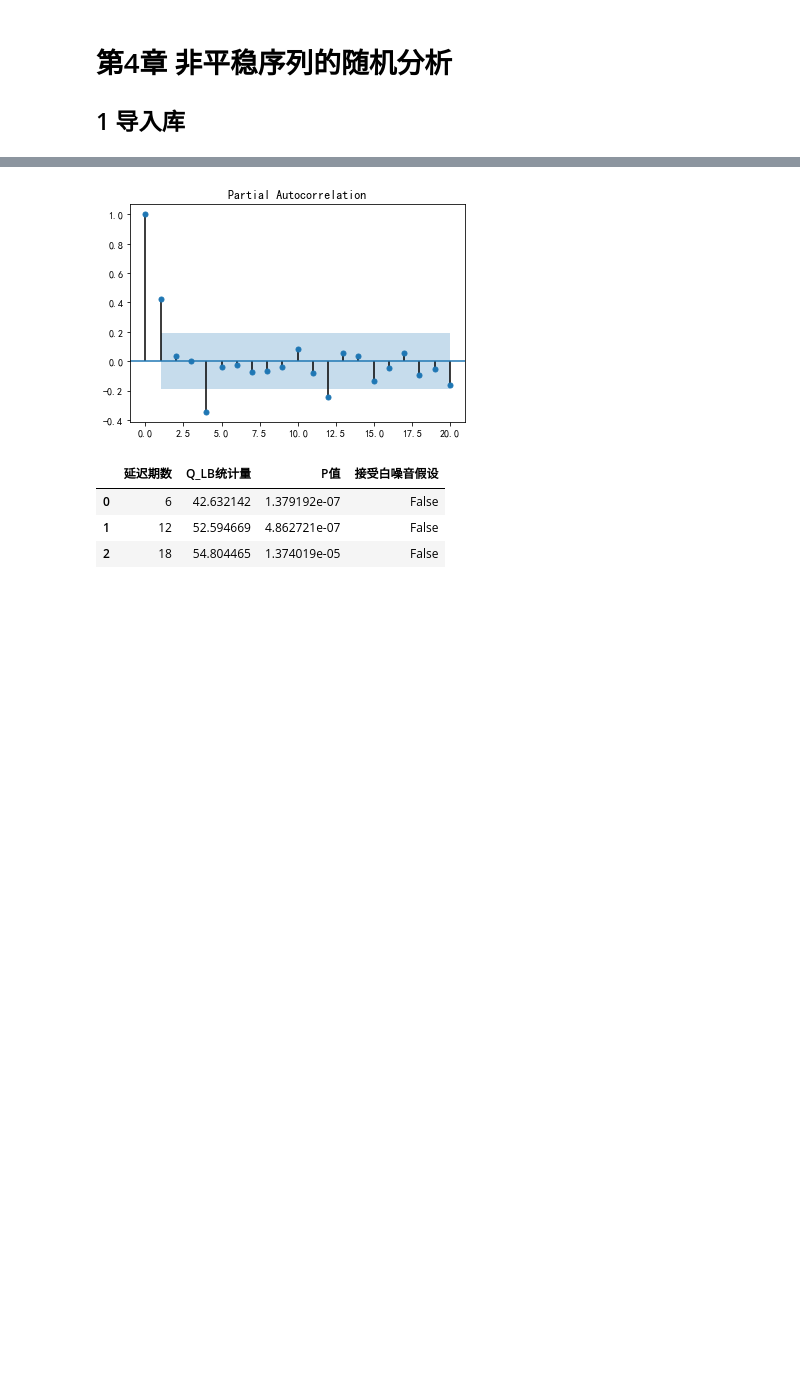
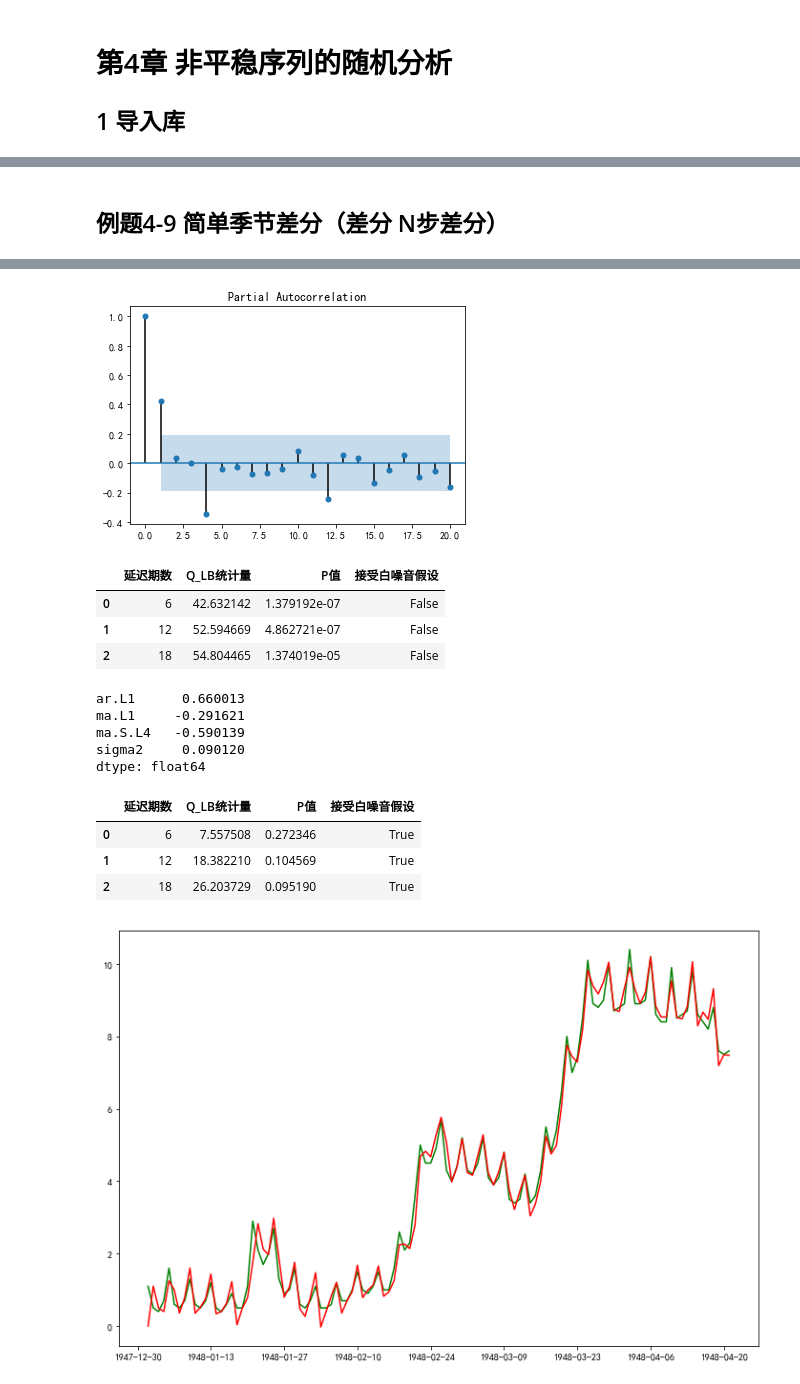
Before and after one commit to apmfifty/statistics, a Jupyter notebook: 应用时间序列分析/第4章 非平稳序列的随机分析.ipynb, the cells around one changed output, grey strips where cells are left out. Cells and saved outputs as stored; diff of their text form; code cells hidden in the pictures; blank space fills up the shorter version.

```diff
--- a/应用时间序列分析/第4章 非平稳序列的随机分析.ipynb
+++ b/应用时间序列分析/第4章 非平稳序列的随机分析.ipynb
@@ -55,29 +156,51 @@ cd './习题与案例数据/案例数据/' | open .
+# %% [markdown]
+## 例题4-9 简单季节差分（差分 N步差分）
 # %%
-ts= pd.Series(pd.read_excel(os.path.join(案例数据,"附录1.20.xls"),header=None)[:14].values.flatten()).astype(float)
-ts.index=[datetime.datetime(2000,1,1)+datetime.timedelta(days=i) for i in range( len(ts))]
-plt.plot(ts,marker='*')
+德国工人失业= pd.Series(pd.read_excel(os.path.join(案例数据,"附录1.20.xls"),header=None)[:14].values.flatten()).astype(float)
+德国工人失业.index=[datetime.datetime(1948,1,1)+datetime.timedelta(days=i) for i in range( len(德国工人失业))]
+plt.plot(德国工人失业,marker='*')
+plt.show()
+
+德国工人失业差分后4步差分 =德国工人失业.diff().diff(4).dropna()
+plt.plot(德国工人失业差分后4步差分,marker='*')
 plt.show()
 
 
-ts_diff_diff4=ts.diff().diff(4).dropna()
-plt.plot(ts_diff_diff4,marker='*')
+sm.graphics.tsa.plot_acf(德国工人失业差分后4步差分,lags=20)
 plt.show()
 
-sm.graphics.tsa.plot_acf(ts_diff_diff4,lags=20)
+sm.graphics.tsa.plot_pacf(德国工人失业差分后4步差分,lags=20)
 plt.show()
 
-sm.graphics.tsa.plot_pacf(ts_diff_diff4,lags=20)
+display(my_Q_LB(德国工人失业差分后4步差分,out_lags_list=[6,12,18],p_threshold=0.05))
+
+model=SARIMAX(endog=德国工人失业,order=(1,1,1),seasonal_order=(0,1,1,4))
+results=model.fit()
+print(results.params)
+display(my_Q_LB(results.resid,out_lags_list=[6,12,18]))
+# results.forecast(steps=5,alpha=0.05)
+
+
+plt.figure(figsize=(12,8))
+plt.plot(德国工人失业,color='g')
+plt.plot(results.fittedvalues,color='r')
 plt.show()
-
-# acf(ts_diff_diff4,nlags=len(ts_diff_diff4))[:20]
-
-display(my_Q_LB(ts_diff_diff4,out_lags_list=[6,12,18],p_threshold=0.05))
 # %% [output]
 [figure]
 [figure]
 [figure]
 [figure]
 |  | 延迟期数 | Q_LB统计量 | P值 | 接受白噪音假设 |
 | 0 | 6 | 42.632142 | 1.379192e-07 | False |
 | 1 | 12 | 52.594669 | 4.862721e-07 | False |
 | 2 | 18 | 54.804465 | 1.374019e-05 | False |
+ar.L1      0.660013
+ma.L1     -0.291621
+ma.S.L4   -0.590139
+sigma2     0.090120
+dtype: float64
+|  | 延迟期数 | Q_LB统计量 | P值 | 接受白噪音假设 |
+| 0 | 6 | 7.557508 | 0.272346 | True |
+| 1 | 12 | 18.382210 | 0.104569 | True |
+| 2 | 18 | 26.203729 | 0.095190 | True |
+[figure, added]
```
Also changed, not shown: parts of 43 cells of this notebook, 4 other files.
